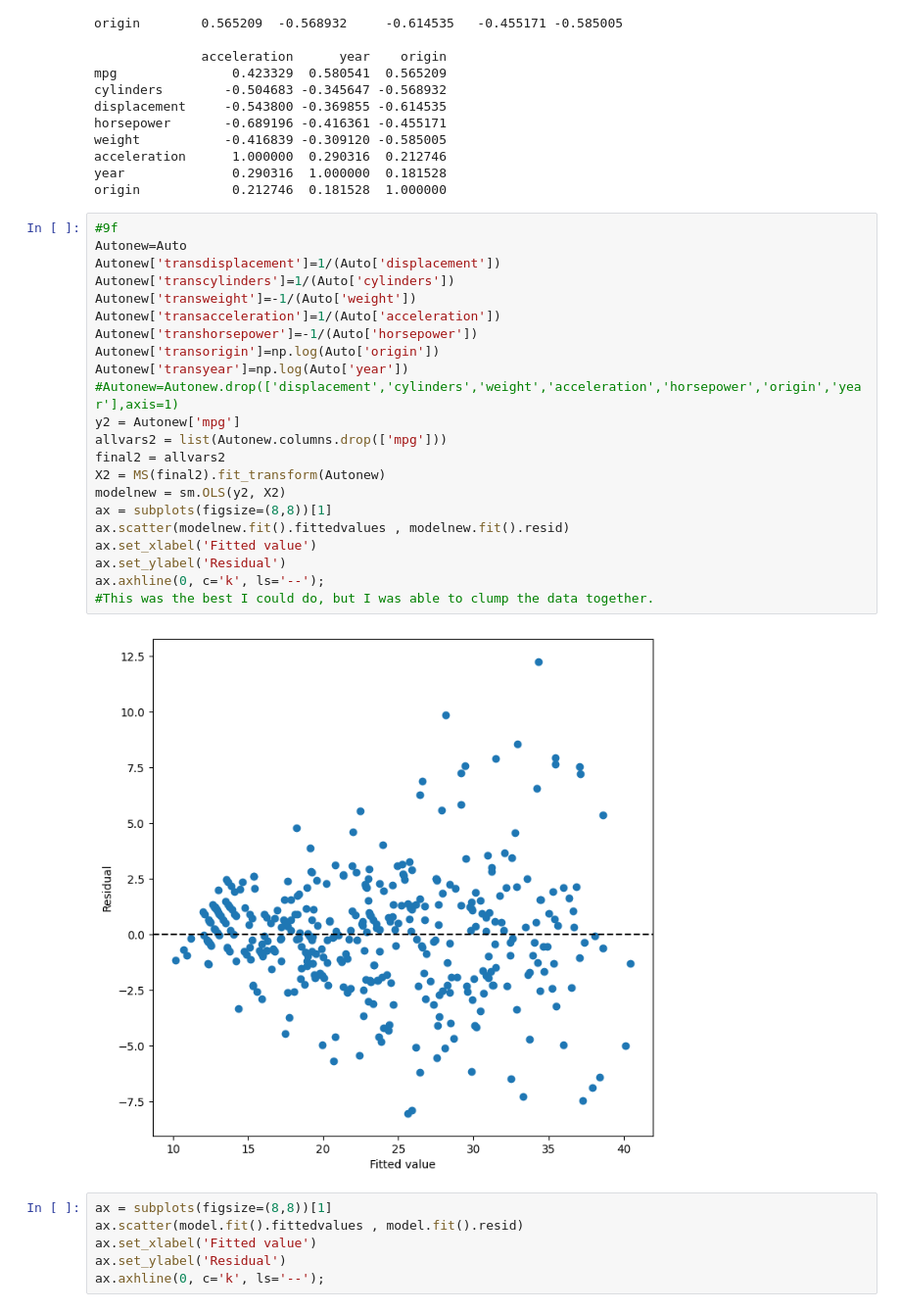
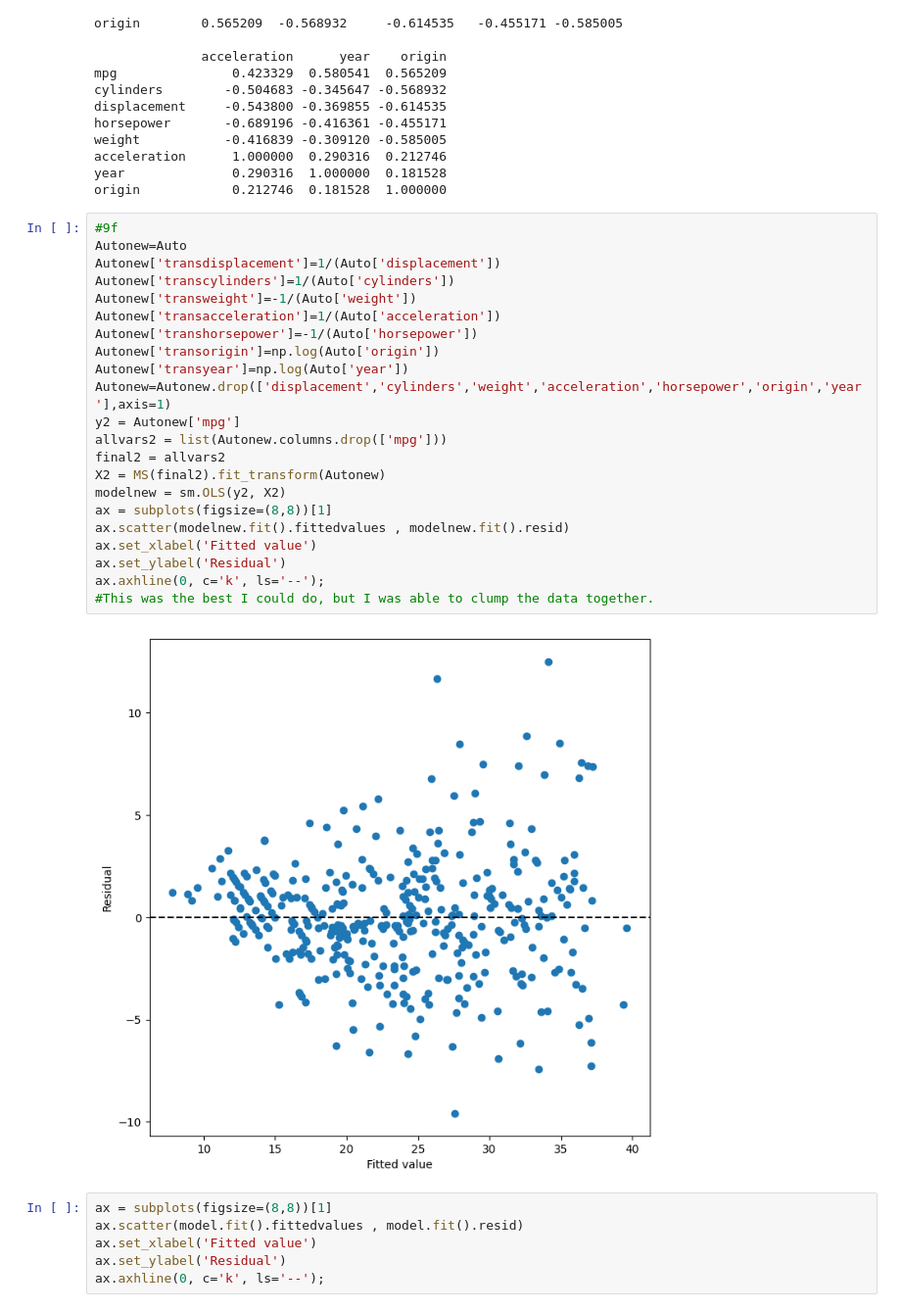
Before and after one commit to benjaminsacks/STAT702, a Jupyter notebook: homework2/ISLP_C3_Q8_Q9.ipynb, the cells around one changed output. Shown at 98% size. Saved outputs shown, nothing was run; the diff lists cells and outputs as text.

```diff
--- a/homework2/ISLP_C3_Q8_Q9.ipynb
+++ b/homework2/ISLP_C3_Q8_Q9.ipynb
@@ -343,27 +343,27 @@ origin            0.212746  0.181528  1.000000
 # %%
 #9f
 Autonew=Auto
 Autonew['transdisplacement']=1/(Auto['displacement'])
 Autonew['transcylinders']=1/(Auto['cylinders'])
 Autonew['transweight']=-1/(Auto['weight'])
 Autonew['transacceleration']=1/(Auto['acceleration'])
 Autonew['transhorsepower']=-1/(Auto['horsepower'])
 Autonew['transorigin']=np.log(Auto['origin'])
 Autonew['transyear']=np.log(Auto['year'])
-#Autonew=Autonew.drop(['displacement','cylinders','weight','acceleration','horsepower','origin','year'],axis=1)
+Autonew=Autonew.drop(['displacement','cylinders','weight','acceleration','horsepower','origin','year'],axis=1)
 y2 = Autonew['mpg']
 allvars2 = list(Autonew.columns.drop(['mpg']))
 final2 = allvars2
 X2 = MS(final2).fit_transform(Autonew)
 modelnew = sm.OLS(y2, X2)
 ax = subplots(figsize=(8,8))[1]
 ax.scatter(modelnew.fit().fittedvalues , modelnew.fit().resid)
 ax.set_xlabel('Fitted value')
 ax.set_ylabel('Residual')
 ax.axhline(0, c='k', ls='--');
 #This was the best I could do, but I was able to clump the data together.
 # %% [output]
-[figure, old version]
+[figure, new version]
 # %%
 ax = subplots(figsize=(8,8))[1]
 ax.scatter(model.fit().fittedvalues , model.fit().resid)
```
